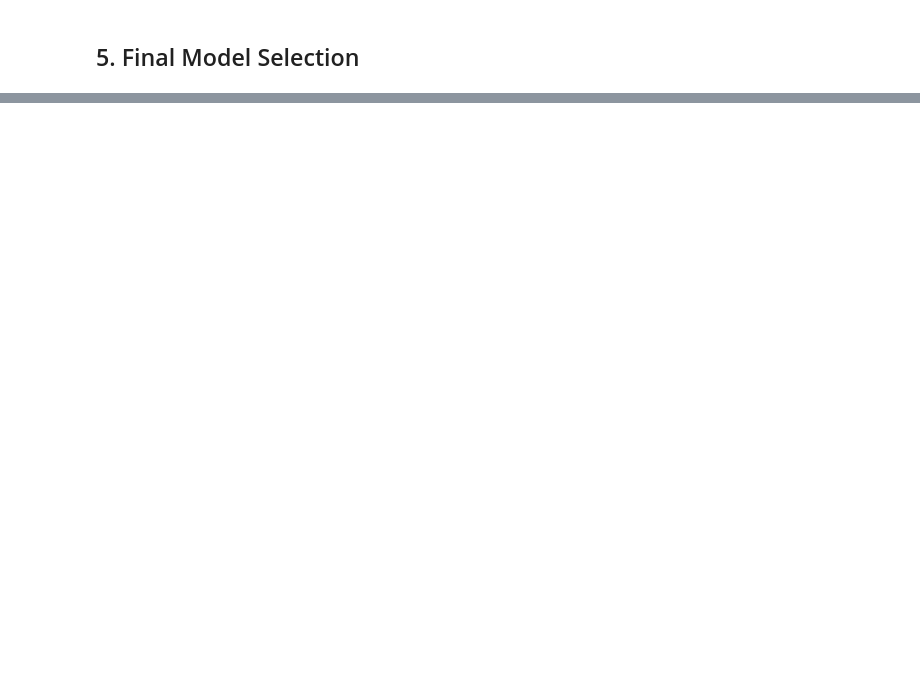
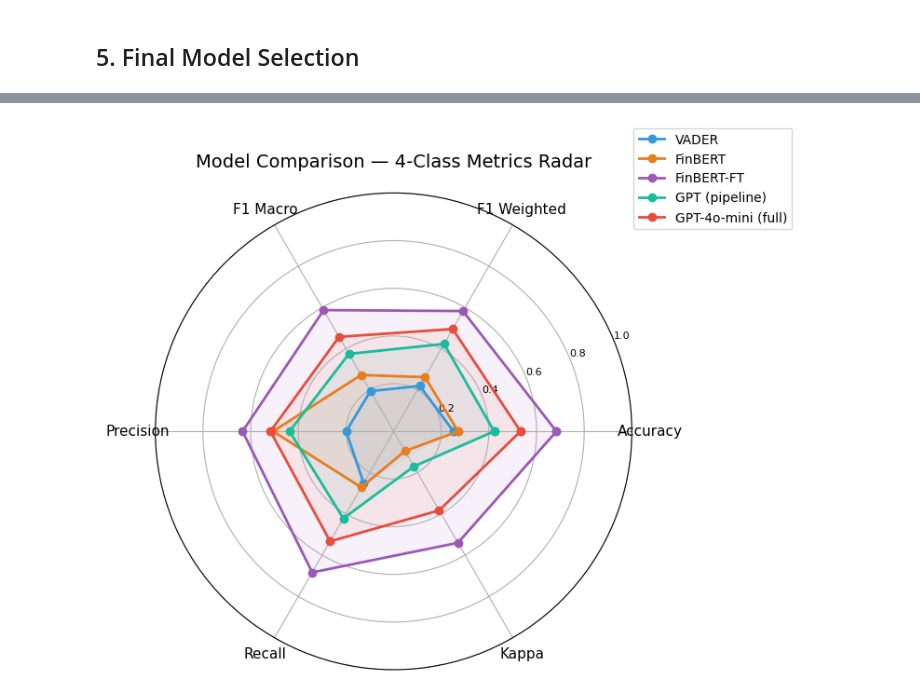
Before and after one commit to blazxex/SEML, a Jupyter notebook: notebooks/model_evaluation.ipynb, the cells around one changed output, grey strips where cells are left out. Drawn from its saved outputs; the diff is of its cells as text; code cells hidden in the pictures; blank space fills up the shorter version.

```diff
--- a/notebooks/model_evaluation.ipynb
+++ b/notebooks/model_evaluation.ipynb
@@ -281,0 +466,28 @@ Decision table:
+# %%
+# ── Radar / spider chart — overall metrics ────────────────────────────────
+metrics_radar = ['acc_4', 'f1w_4', 'f1m_4', 'prec_4', 'rec_4', 'kappa']
+metric_labels = ['Accuracy', 'F1 Weighted', 'F1 Macro', 'Precision', 'Recall', 'Kappa']
+N = len(metrics_radar)
+angles = [n / float(N) * 2 * np.pi for n in range(N)]
+angles += angles[:1]
+
+fig, ax = plt.subplots(figsize=(8, 8), subplot_kw=dict(polar=True))
+colors = ['#3498db', '#e67e22', '#9b59b6', '#1abc9c', '#e74c3c']
+
+for i, (name, m) in enumerate(all_metrics.items()):
+    vals = [m[k] for k in metrics_radar]
+    vals += vals[:1]
+    ax.plot(angles, vals, 'o-', linewidth=2, color=colors[i], label=name)
+    ax.fill(angles, vals, alpha=0.08, color=colors[i])
+
+ax.set_xticks(angles[:-1])
+ax.set_xticklabels(metric_labels, size=11)
+ax.set_ylim(0, 1)
+ax.set_yticks([0.2, 0.4, 0.6, 0.8, 1.0])
+ax.set_yticklabels(['0.2','0.4','0.6','0.8','1.0'], size=8)
+ax.set_title('Model Comparison — 4-Class Metrics Radar', size=14, pad=20)
+ax.legend(loc='upper right', bbox_to_anchor=(1.35, 1.15), fontsize=10)
+plt.tight_layout()
+plt.show()
+# %% [output]
+[figure, added]
```
Also changed, not shown: parts of 15 cells of this notebook, 10 other files.
